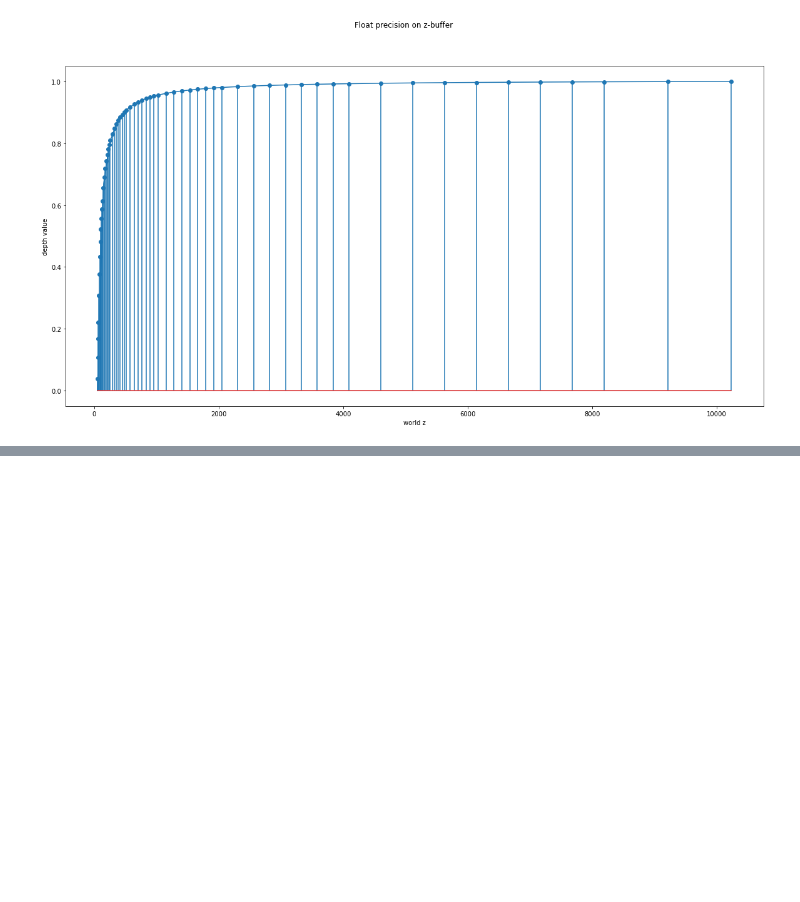
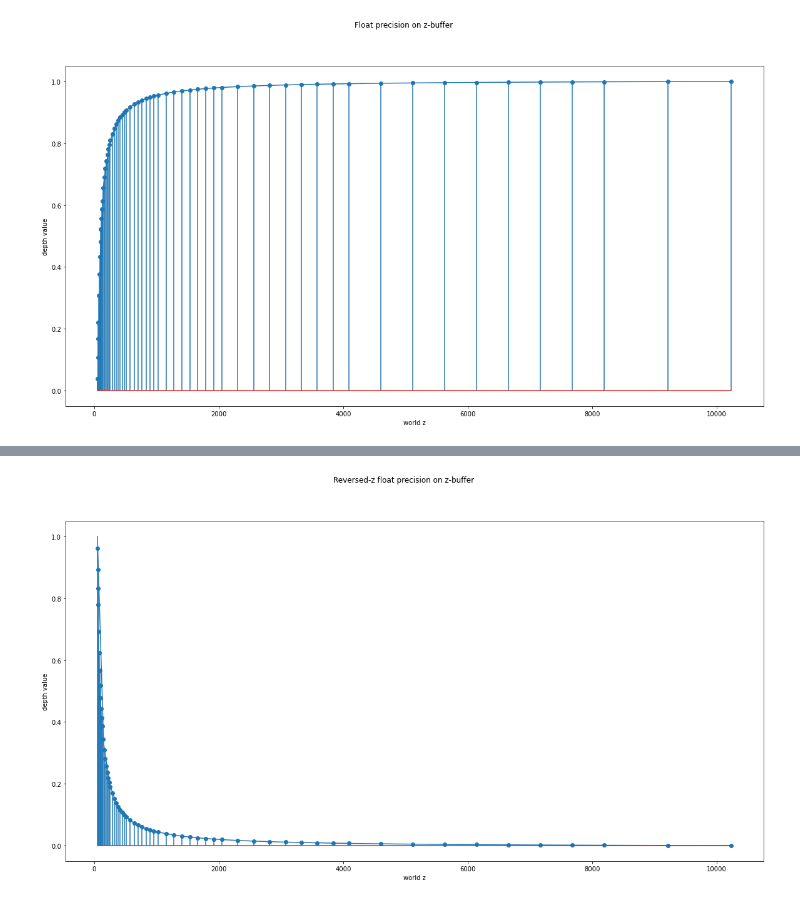
Before and after one commit to YaoTouGe/blog, a Jupyter notebook: python_notebooks/reverse_z.ipynb, the cells around one changed output, grey strips where cells are left out. Drawn from its saved outputs; the diff is of its cells as text; code cells hidden in the pictures; blank space fills up the shorter version.

Commit message:
reversed-z chart

```diff
--- a/python_notebooks/reverse_z.ipynb
+++ b/python_notebooks/reverse_z.ipynb
@@ -92,6 +92,9 @@ near = 50
 far = 10000
 a = -far*near/(far-near)
 b = far/(far-near)
+
+revz_a = far*near/(far-near)
+revz_b = -near/(far-near)
 
 def projZ(z):
     return b + a/z
@@ -109,6 +112,8 @@ def truncateList(min, max, l):
             maxIdx = i + 1
             break
     return l[minIdx: maxIdx]
+def reversedProjZ(z):
+    return revz_b + revz_a / z
 star = mpath.Path.unit_regular_star(6)
 circle = mpath.Path.unit_circle()
 # concatenate the circle with an internal cutout of the star
@@ -142,14 +147,3 @@ fig0.savefig("depth_precision.png", facecolor=(1,1,1,1))
 #math.degrees(math.atan(slope[0]))
 # %% [output]
 [figure]
-# %%
-import matplotlib.pyplot as plt
-
-x = [1,2,3]
-for i in x:
-    plt.plot(i, i, marker=(2, 1, i*90), markersize=20, linestyle='None')
-
-plt.xlim([0,4])
-plt.ylim([0,4])
-
-plt.show()
@@ -157,0 +157,23 @@ plt.show()
+# %%
+z = np.arange(near, far + 300, step = 100)
+y = [reversedProjZ(v) for v in z]
+
+fig0, axs0 = plt.subplots(1, 1, figsize=(20, 10))
+fig0.suptitle('Reversed-z float precision on z-buffer')
+
+axs0.plot(z, y)
+
+precisionX = truncateList(near, far, x)
+# zeros = [0] * len(precisionX)
+# axs0.plot(precisionX, zeros, linestyle="none", marker='|')
+
+stemY = [reversedProjZ(val) for val in precisionX]
+axs0.stem(precisionX, stemY)
+
+axs0.set_xlabel('world z')
+axs0.set_ylabel('depth value')
+
+plt.show()
+fig0.savefig("depth_precision.png", facecolor=(1,1,1,1))
+# %% [output]
+[figure, added]
```
Also changed, not shown: parts of 2 cells of this notebook, 1 other file.
